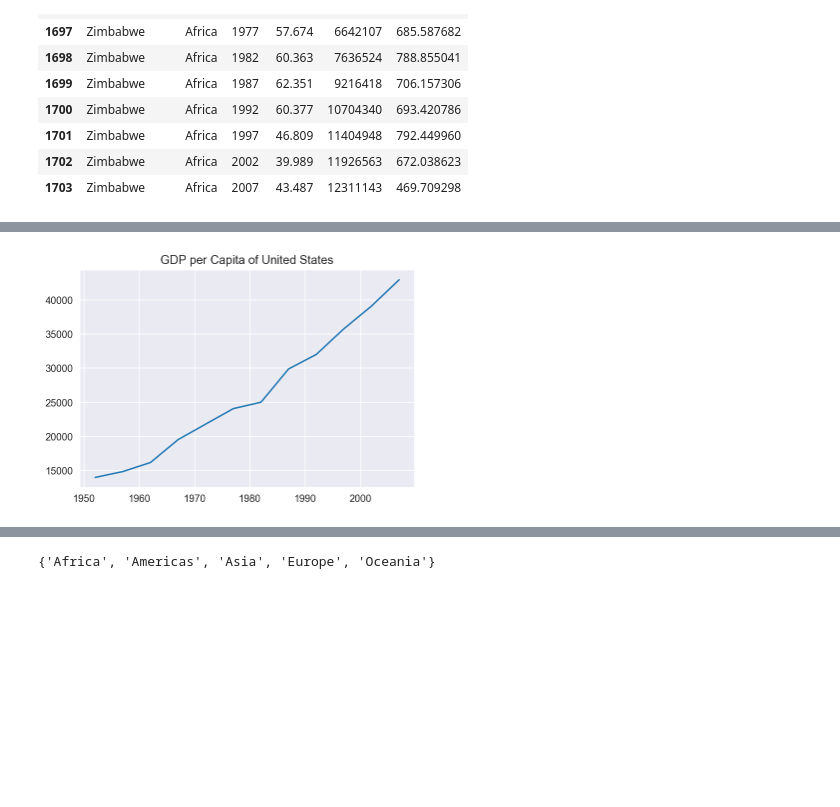
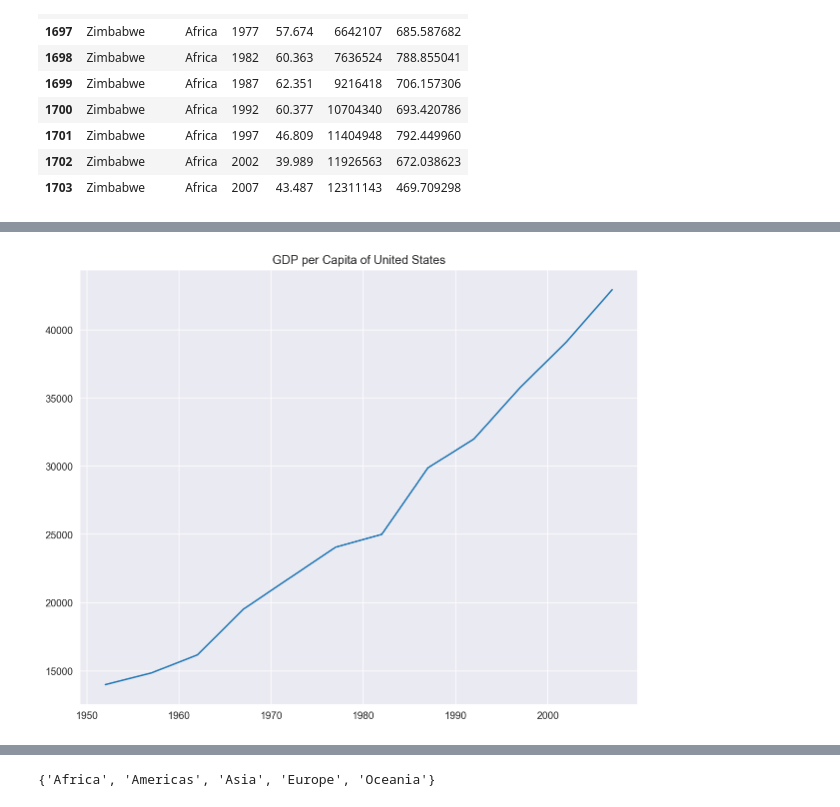
Before and after one commit to waleedhanna/Project_1-, a Jupyter notebook: GDP vs. Life Expectancy.ipynb, the cells around one changed output, grey strips where cells are left out. Cells and saved outputs as stored; diff of their text form; code cells hidden in the pictures; blank space fills up the shorter version.

```diff
--- a/GDP vs. Life Expectancy.ipynb
+++ b/GDP vs. Life Expectancy.ipynb
@@ -417,10 +423,19 @@ plt.show()
 # %%
 us = data[data.country == 'United States']
 plt.plot(us.year, us.gdpPercap)
 plt.title('GDP per Capita of United States')
+#Add grid() call
+plt.grid(True)
+
+fig2 = plt.gcf()
+fig2.set_size_inches(10, 8)
+
+# Save the plot
+plt.savefig('GDP vs. Life Expectancy.png')
+
 plt.show()
 # %% [output]
-[figure, old version]
+[figure, new version]
 # %%
 us = data[data.country == 'United States']
 plt.plot(us.year, us.lifeExp)
```
Also changed, not shown: parts of 18 cells of this notebook.
